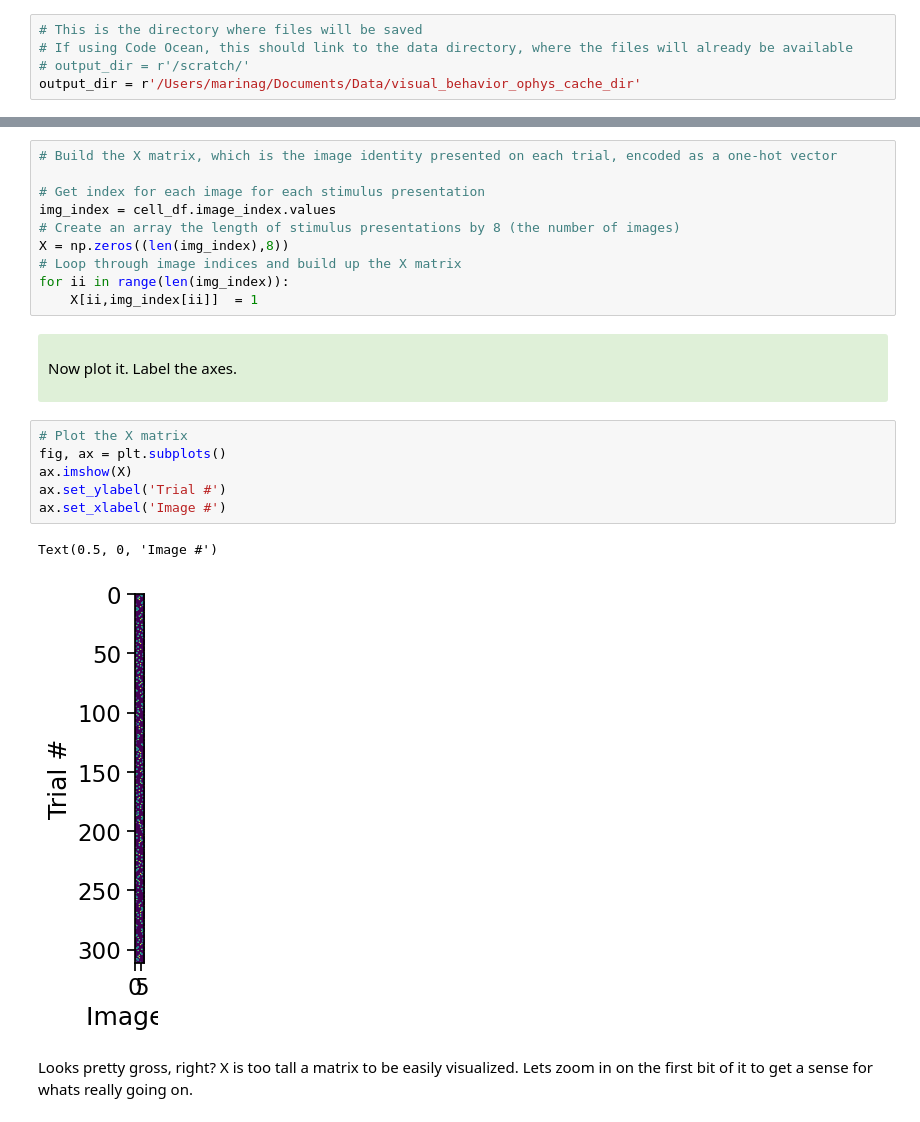
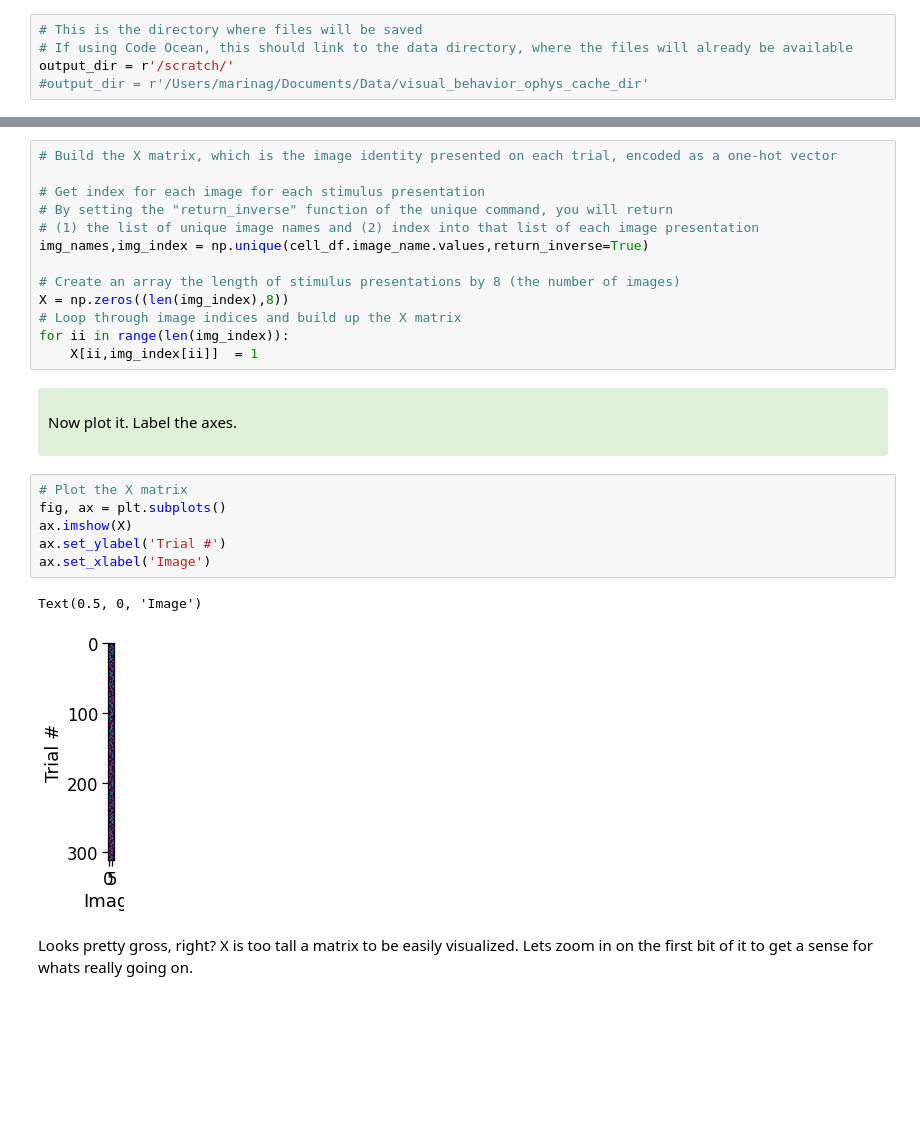
Before and after one commit to mattjdavis/SWDB_2024_Physiology, a Jupyter notebook: code/solutions/SWDB2024_Day2_Workshop1 - Solutions.ipynb, the cells around one changed output, grey strips where cells are left out. Drawn from its saved outputs; the diff is of its cells as text; blank space fills up the shorter version.

```diff
--- a/code/solutions/SWDB2024_Day2_Workshop1 - Solutions.ipynb
+++ b/code/solutions/SWDB2024_Day2_Workshop1 - Solutions.ipynb
@@ -285,8 +285,8 @@ The code below shows you how to use the `VisualBehaviorOphysProjectCache` class
 # %%
 # This is the directory where files will be saved
 # If using Code Ocean, this should link to the data directory, where the files will already be available
-# output_dir = r'/scratch/'
-output_dir = r'/Users/marinag/Documents/Data/visual_behavior_ophys_cache_dir'
+output_dir = r'/scratch/'
+#output_dir = r'/Users/marinag/Documents/Data/visual_behavior_ophys_cache_dir'
 # %%
 # import behavior projet cache class from SDK to be able to load the data
 from allensdk.brain_observatory.behavior.behavior_project_cache import VisualBehaviorOphysProjectCache
@@ -2012,7 +2038,10 @@ Let's build out our X matrix, as described above, using the stimulus identity fo
 # Build the X matrix, which is the image identity presented on each trial, encoded as a one-hot vector
 
 # Get index for each image for each stimulus presentation
-img_index = cell_df.image_index.values
+# By setting the "return_inverse" function of the unique command, you will return
+# (1) the list of unique image names and (2) index into that list of each image presentation
+img_names,img_index = np.unique(cell_df.image_name.values,return_inverse=True)
+
 # Create an array the length of stimulus presentations by 8 (the number of images)
 X = np.zeros((len(img_index),8))
 # Loop through image indices and build up the X matrix
@@ -2026,12 +2055,12 @@ Now plot it. Label the axes.
 # %%
 # Plot the X matrix
 fig, ax = plt.subplots()
 ax.imshow(X)
 ax.set_ylabel('Trial #')
-ax.set_xlabel('Image #')
+ax.set_xlabel('Image')
 # %% [output]
-Text(0.5, 0, 'Image #')
+Text(0.5, 0, 'Image')
-[figure, old version]
+[figure, new version]
 # %% [markdown]
 Looks pretty gross, right? X is too tall a matrix to be easily visualized. Lets zoom in on the first bit of it to get a sense for whats really going on.
 # %%
```
Also changed, not shown: parts of 93 cells of this notebook, 4 other files.
